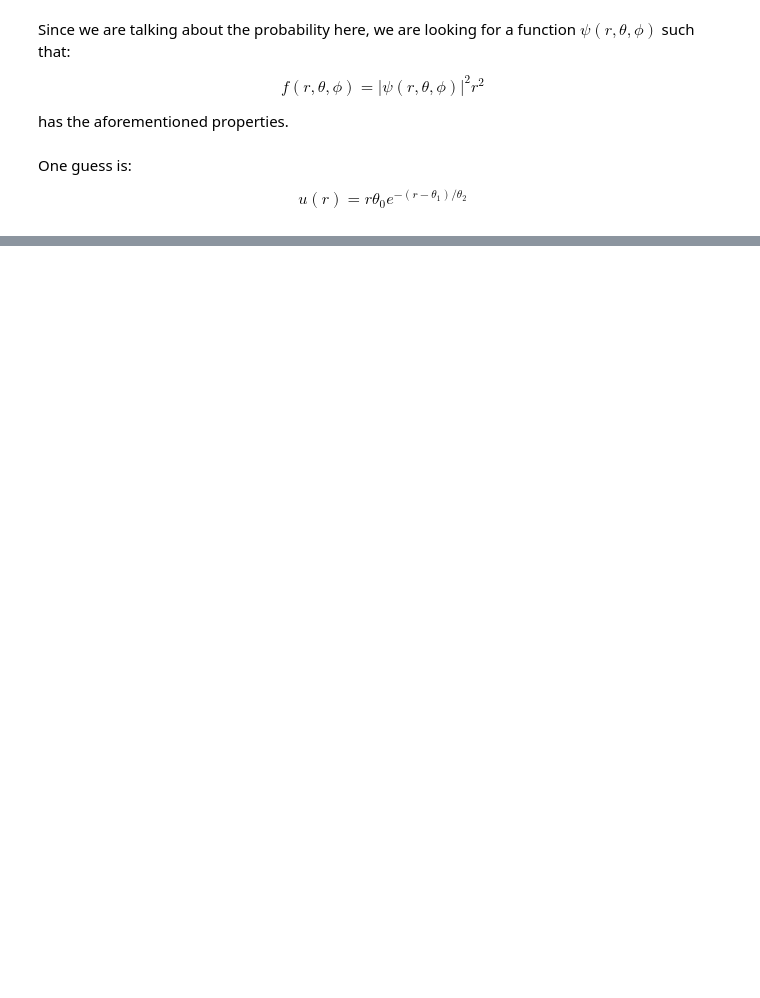
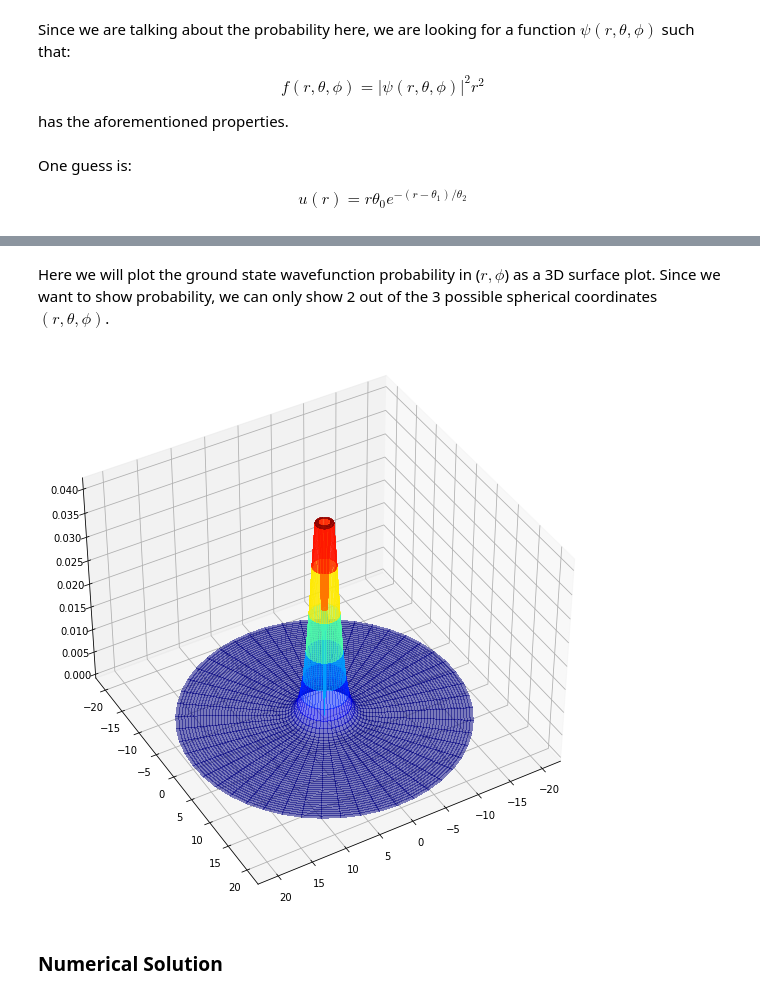
Before and after one commit to ahill187/numerical-methods-ppm, a Jupyter notebook: Hydrogen_Atom_Variational_Method.ipynb, the cells around one changed output, grey strips where cells are left out. Cells and saved outputs as stored; diff of their text form; code cells hidden in the pictures; blank space fills up the shorter version.

```diff
--- a/Hydrogen_Atom_Variational_Method.ipynb
+++ b/Hydrogen_Atom_Variational_Method.ipynb
@@ -18,0 +40,48 @@ $$
+# %% [markdown]
+Here we will plot the ground state wavefunction probability in ($r, \phi$) as a 3D surface plot. Since we want to show probability, we can only show 2 out of the 3 possible spherical coordinates $(r, \theta, \phi)$.
+# %%
+def psi_100(probability=True):
+    """Wavefunction for Hydrogen atom in ground state.
+
+    Args:
+        probability: (bool) If true, return the wavefunction probability
+
+    """
+    h_bar = 1 # reduced Planck constant
+    m = 1 # mass of an electron
+    alpha = -h_bar**2/(2*m)
+    E = -1
+    q = -1
+    k = q**2
+    a = 1
+    r_data = np.linspace(0, 20, 50)
+    phi_data = np.linspace(0, 2*np.pi, 50)
+    r_data, phi_data = np.meshgrid(r_data, phi_data)
+    if probability:
+        psi_data = 1/(np.pi*a**3)*np.exp(-2*r_data/a)*r_data**2
+    else:
+        psi_data = 1/np.sqrt(np.pi*a**3)*np.exp(-r_data/a)
+    return r_data, phi_data, psi_data
+# %%
+parameters = {
+    'axes.labelsize': 14,
+    'axes.titlesize': 14
+}
+plt.rcParams.update(parameters)
+
+fig = plt.figure(figsize=(18,10))
+ax = fig.add_subplot(1,1,1, projection='3d')
+ax.view_init(40, 60)
+
+r_data, phi_data, psi_data = psi_100()
+X, Y = r_data*np.cos(phi_data), r_data*np.sin(phi_data)
+Z = psi_data
+plot = ax.plot_surface(
+    X, Y, Z, rstride=1, cstride=1, cmap=plt.get_cmap('jet'),
+    linewidth=0, antialiased=False, alpha=0.5)
+
+plt.show()
+# %% [output]
+[figure, added]
+# %% [markdown]
+### Numerical Solution
```
Also changed, not shown: parts of 15 cells of this notebook, 1 other file.
